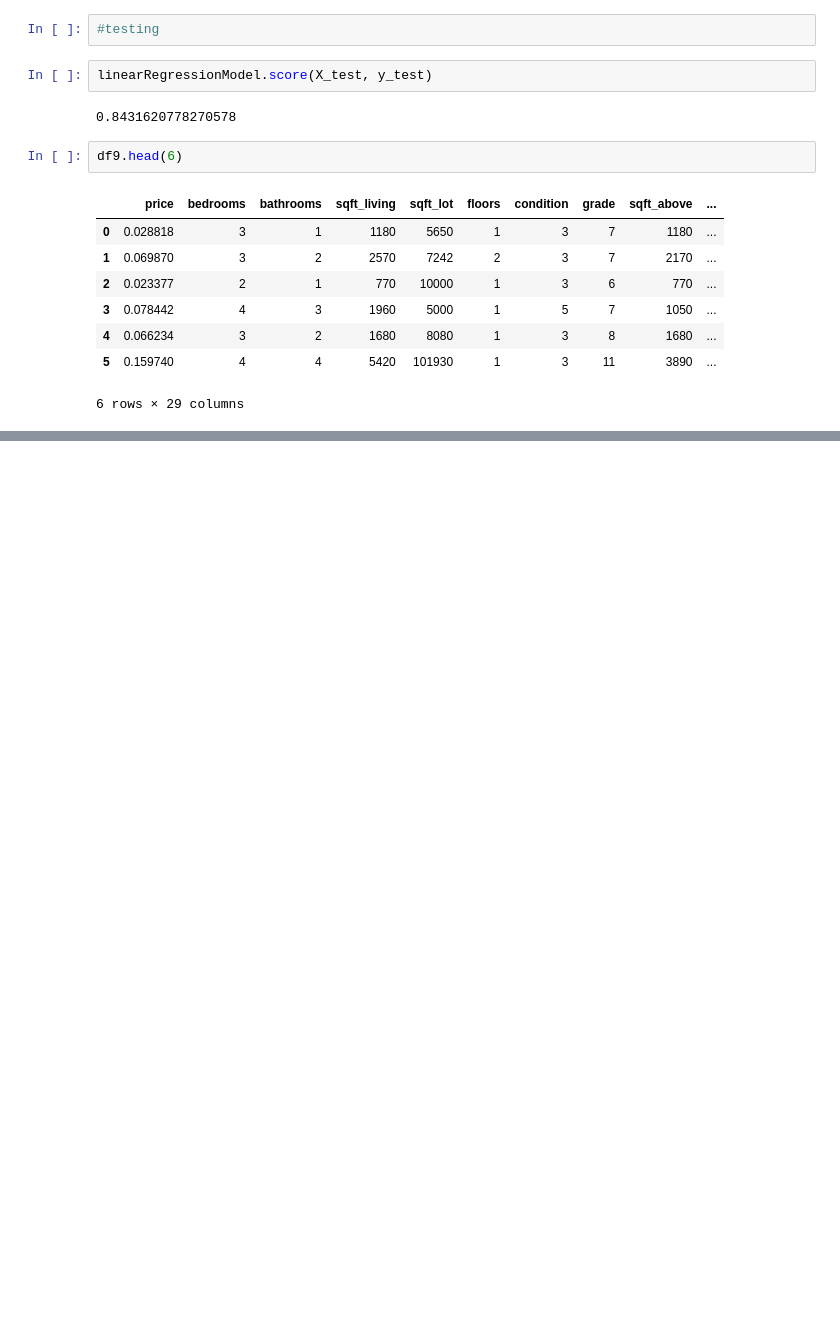
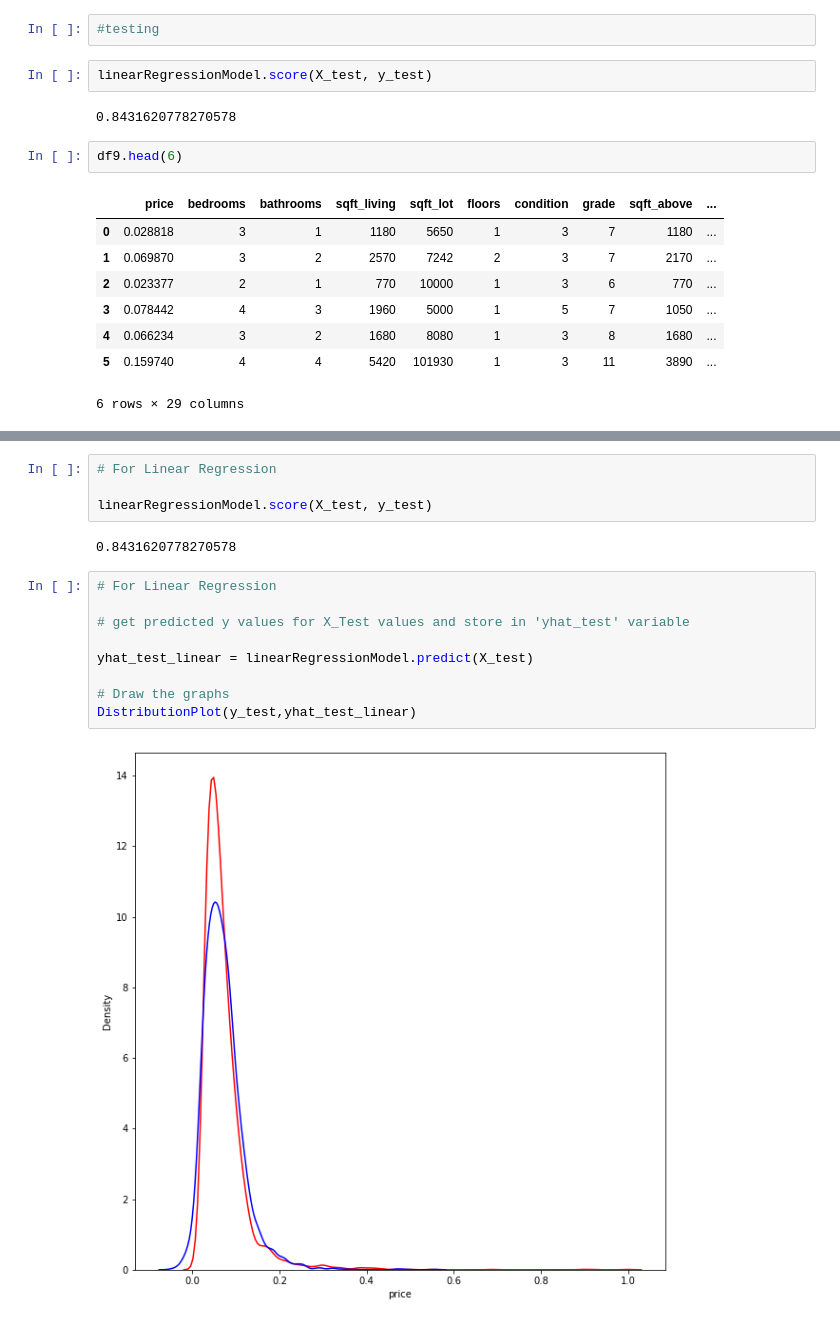
Before and after one commit to Sammanifer123/ML_Assigment_2, a Jupyter notebook: kc_house_IT19106502_linear_regression .ipynb, the cells around one changed output, grey strips where cells are left out. Cells and saved outputs as stored; diff of their text form; blank space fills up the shorter version.

Commit message:
Added Linear regression file

```diff
--- a/kc__house_IT19106502_linear_regression.ipynb
+++ b/kc_house_IT19106502_linear_regression .ipynb
@@ -552,0 +563,17 @@ df9.head(6)
+# %%
+# For Linear Regression
+
+linearRegressionModel.score(X_test, y_test)
+# %% [output]
+0.8431620778270578
+# %%
+# For Linear Regression
+
+# get predicted y values for X_Test values and store in 'yhat_test' variable
+
+yhat_test_linear = linearRegressionModel.predict(X_test)
+
+# Draw the graphs
+DistributionPlot(y_test,yhat_test_linear)
+# %% [output]
+[figure, added]
```
Also changed, not shown: parts of 5 cells of this notebook.
